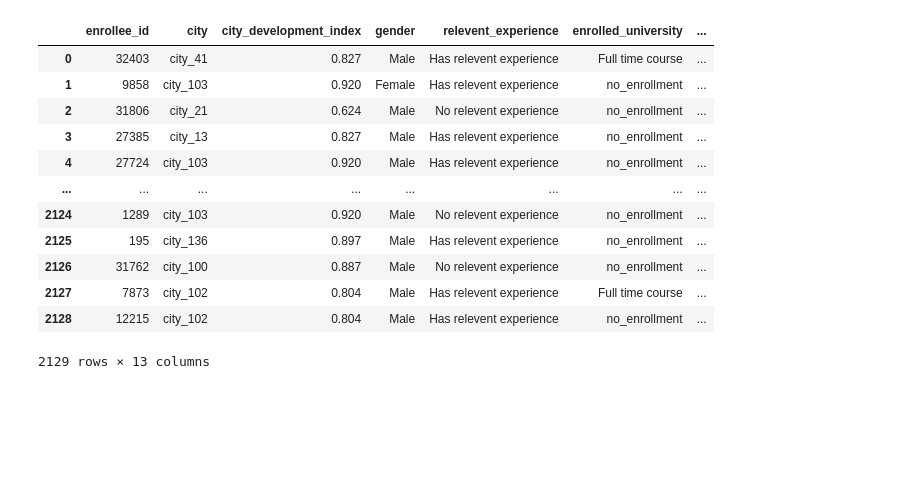
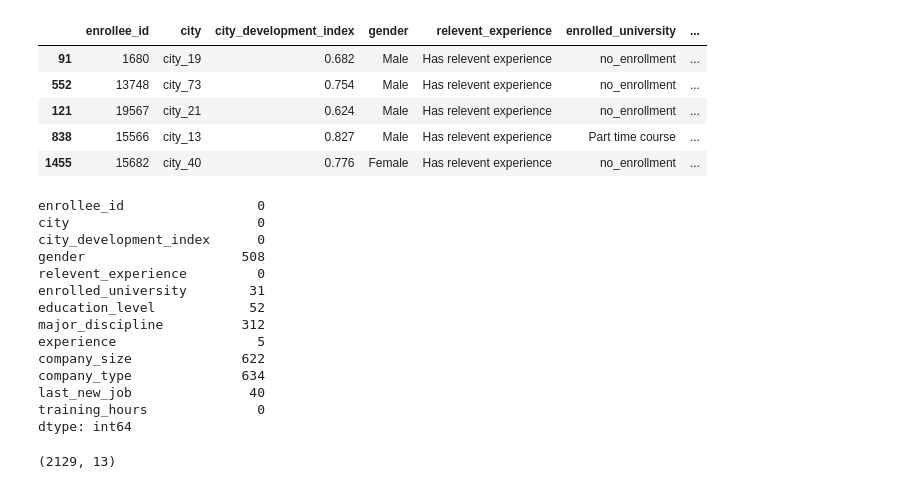
Before and after one commit to stepanov2112/Machine-Learning, a Jupyter notebook: ML_regression.ipynb, the cells around one changed output. Drawn from its saved outputs; the diff is of its cells as text; code cells hidden in the pictures; blank space fills up the shorter version.

```diff
--- a/ML_regression.ipynb
+++ b/ML_regression.ipynb
@@ -5,19 +6,34 @@ import numpy as np
 import matplotlib.pyplot as plt
 # %%
-hr = pd.read_csv("datasets/HR/aug_test.csv")
+dataset = pd.read_csv("datasets/HR/aug_test.csv")
-# %%
-hr
-# %% [output]
-|  | enrollee_id | city | city_development_index | gender | relevent_experience | enrolled_university | ... |
-| 0 | 32403 | city_41 | 0.827 | Male | Has relevent experience | Full time course | ... |
-| 1 | 9858 | city_103 | 0.920 | Female | Has relevent experience | no_enrollment | ... |
-| 2 | 31806 | city_21 | 0.624 | Male | No relevent experience | no_enrollment | ... |
-| 3 | 27385 | city_13 | 0.827 | Male | Has relevent experience | no_enrollment | ... |
-| 4 | 27724 | city_103 | 0.920 | Male | Has relevent experience | no_enrollment | ... |
-| ... | ... | ... | ... | ... | ... | ... | ... |
-| 2124 | 1289 | city_103 | 0.920 | Male | No relevent experience | no_enrollment | ... |
-| 2125 | 195 | city_136 | 0.897 | Male | Has relevent experience | no_enrollment | ... |
-| 2126 | 31762 | city_100 | 0.887 | Male | No relevent experience | no_enrollment | ... |
-| 2127 | 7873 | city_102 | 0.804 | Male | Has relevent experience | Full time course | ... |
-| 2128 | 12215 | city_102 | 0.804 | Male | Has relevent experience | no_enrollment | ... |
-2129 rows × 13 columns
+# %%
+dataset.sample(5)
+dataset.dtypes
+# %% [output]
+|  | enrollee_id | city | city_development_index | gender | relevent_experience | enrolled_university | ... |
+| 91 | 1680 | city_19 | 0.682 | Male | Has relevent experience | no_enrollment | ... |
+| 552 | 13748 | city_73 | 0.754 | Male | Has relevent experience | no_enrollment | ... |
+| 121 | 19567 | city_21 | 0.624 | Male | Has relevent experience | no_enrollment | ... |
+| 838 | 15566 | city_13 | 0.827 | Male | Has relevent experience | Part time course | ... |
+| 1455 | 15682 | city_40 | 0.776 | Female | Has relevent experience | no_enrollment | ... |
+# %%
+dataset.isnull().sum()
+# %% [output]
+enrollee_id                 0
+city                        0
+city_development_index      0
+gender                    508
+relevent_experience         0
+enrolled_university        31
+education_level            52
+major_discipline          312
+experience                  5
+company_size              622
+company_type              634
+last_new_job               40
+training_hours              0
+dtype: int64
+# %%
+dataset.shape
+# %% [output]
+(2129, 13)
```
Also changed, not shown: parts of 5 cells of this notebook, 1 other file.
